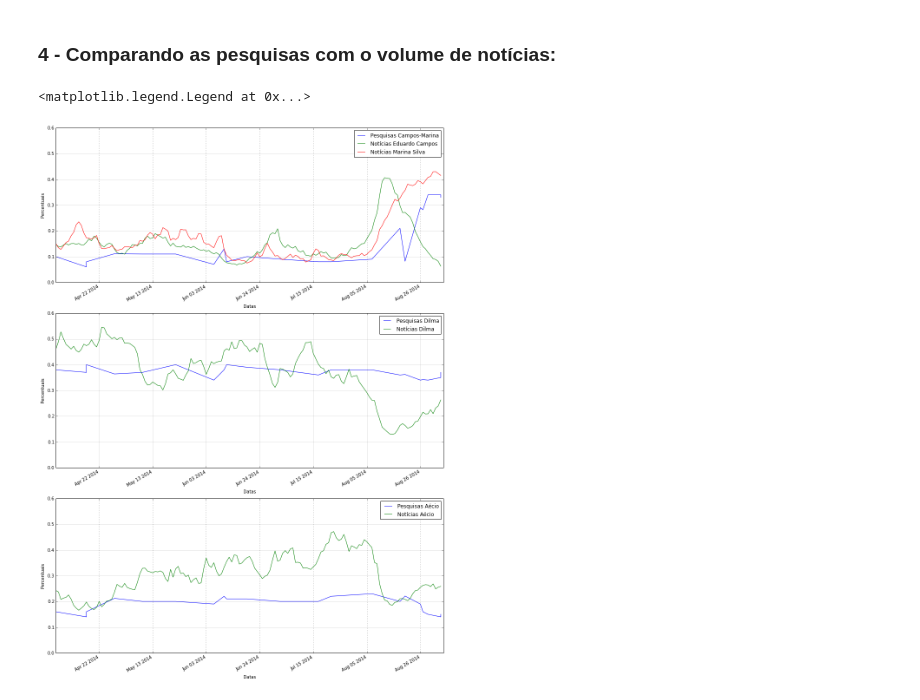
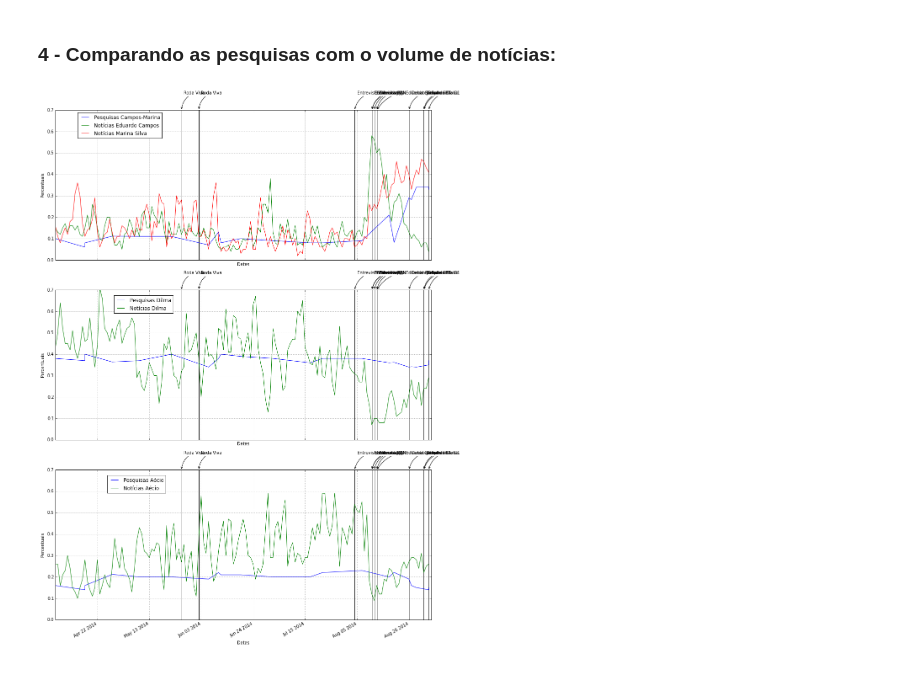
Before and after one commit to fccoelho/analisaMC, a Jupyter notebook: pesquisas_eleitorais.ipynb, the cells around one changed output. Cells and saved outputs as stored; diff of their text form; code cells hidden in the pictures.

```diff
--- a/pesquisas_eleitorais.ipynb
+++ b/pesquisas_eleitorais.ipynb
@@ -342,0 +322,16 @@ df_media2.plot(ax=axes)
+# %%
+fig, ax = plt.subplots(nrows=1, ncols=1, figsize=(32,10))
+df_media2.plot(ax=ax)
+ax.legend(bbox_to_anchor=(0.35, 0.9),bbox_transform=plt.gcf().transFigure)
+ax.set_ylim(0,0.8)
+
+# Anotando os eventos no Gráfico
+# http://matplotlib.org/users/annotations_guide.html#plotting-guide-annotation
+ymin, ymax = ax.get_ylim()
+for i in range(len(df_debates)):
+    data = df_debates.index[i]
+    texto = df_debates['Evento'].iloc[i]
+    ax.vlines(data,ymin,ymax)
+    ax.annotate(texto, xy=(data, ymax), xytext=(data + datetime.timedelta(days=1),ymax*1.1),
+                arrowprops=dict(facecolor='yellow', arrowstyle="->", connectionstyle="arc3,rad=0.3"),
+                horizontalalignment='left', verticalalignment='bottom')
@@ -365,23 +367,36 @@ plt.legend(bbox_to_anchor=(0.45, 0.9),bbox_transform=plt.gcf().transFigure)
 # %%
 fig, ax = plt.subplots(nrows=3, ncols=1, figsize=(16,24))
 df_pesquisas['Campos-Marina'].plot(ax=ax[0], label=u'Pesquisas Campos-Marina')
-df_media3['Eduardo Campos'].plot(ax=ax[0], label=u'Notícias Eduardo Campos')
-df_media3['Marina'].plot(ax=ax[0], label=u'Notícias Marina Silva')
-ax[0].set_ylim(0,0.6)
+df_media2['Eduardo Campos'].plot(ax=ax[0], label=u'Notícias Eduardo Campos')
+df_media2['Marina'].plot(ax=ax[0], label=u'Notícias Marina Silva')
+ax[0].set_ylim(0,0.7)
 ax[0].set_ylabel('Percentuais')
-ax[0].legend()
+plt.setp(ax[0].get_xticklabels(), visible=False)
+ax[0].legend(bbox_to_anchor=(0.35, 0.9),bbox_transform=plt.gcf().transFigure)
 
 df_pesquisas['Dilma'].plot(ax=ax[1], label=u'Pesquisas Dilma')
-df_media3['Dilma'].plot(ax=ax[1], label=u'Notícias Dilma')
-ax[1].set_ylim(0,0.6)
+df_media2['Dilma'].plot(ax=ax[1], label=u'Notícias Dilma')
+ax[1].set_ylim(0,0.7)
 ax[1].set_ylabel('Percentuais')
-ax[1].legend()
+ax[1].legend(bbox_to_anchor=(0.32, 0.98))
+plt.setp(ax[1].get_xticklabels(), visible=False)
 
 df_pesquisas[u'Aécio'].plot(ax=ax[2], label=u'Pesquisas Aécio')
-df_media3[u'Aecio'].plot(ax=ax[2], label=u'Notícias Aécio')
-ax[2].set_ylim(0,0.6)
+df_media2[u'Aecio'].plot(ax=ax[2], label=u'Notícias Aécio')
+ax[2].set_ylim(0,0.7)
 ax[2].set_ylabel('Percentuais')
-ax[2].legend()
+ax[2].legend(bbox_to_anchor=(0.3, 0.98))
+
+# Anotando os eventos no Gráfico
+# http://matplotlib.org/users/annotations_guide.html#plotting-guide-annotation
+for gca in ax:
+    ymin, ymax = gca.get_ylim()
+    for i in range(len(df_debates)):
+        data = df_debates.index[i]
+        texto = df_debates['Evento'].iloc[i]
+        gca.vlines(data,ymin,ymax)
+        gca.annotate(texto, xy=(data, ymax), xytext=(data + datetime.timedelta(days=1),ymax*1.1),
+                    arrowprops=dict(facecolor='yellow', arrowstyle="->", connectionstyle="arc3,rad=0.3"),
+                    horizontalalignment='left', verticalalignment='bottom')
 # %% [output]
-<matplotlib.legend.Legend at 0x...>
-[figure, old version]
+[figure, new version]
```
Also changed, not shown: parts of 13 cells of this notebook.
